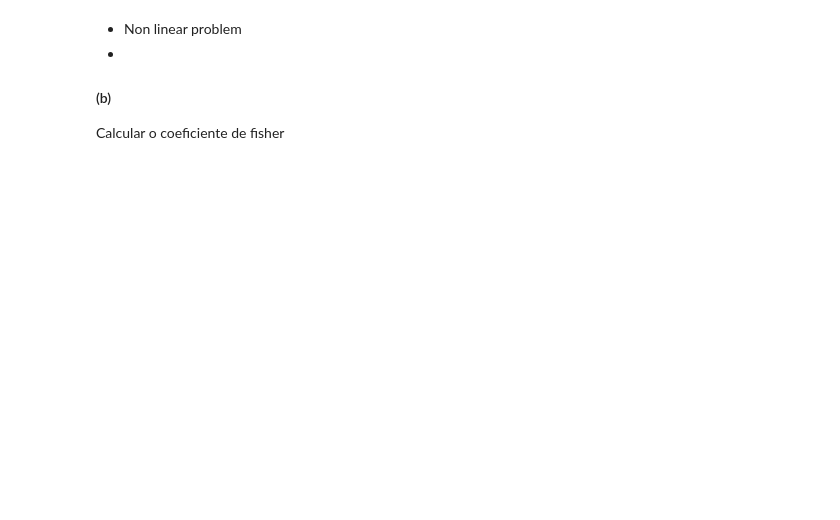
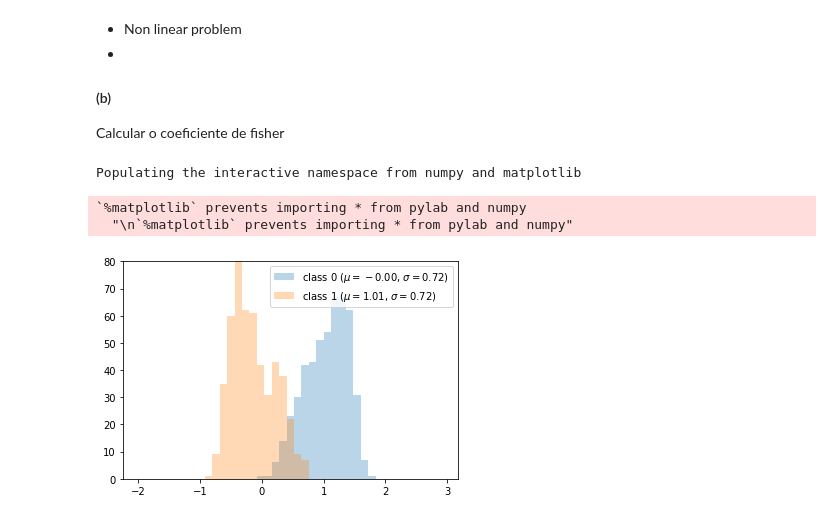
Before and after one commit to seoruosa/ia006_aprendizado-de-maquina_feec-unicamp, a Jupyter notebook: EFC/EFC2/Computacional.ipynb, the cells around one changed output. Cells and saved outputs as stored; diff of their text form; code cells hidden in the pictures; blank space fills up the shorter version.

```diff
--- a/EFC/EFC2/Computacional.ipynb
+++ b/EFC/EFC2/Computacional.ipynb
@@ -45,3 +46,28 @@ weights: [ 1.92585555 -9.86765249]
 
 #### (b)
 Calcular o coeficiente de fisher
+# %%
+from math import floor, ceil
+%pylab inline
+
+# the order of the colors for each histogram
+colors = sns.color_palette(n_colors=len(y_unique)) #('red', 'green')
+bins = np.arange(floor(min(X[:,0])), ceil(max(X[:,0])), 0.12)
+
+# max count for a particular bin for all classes combined
+max_bin = max(np.histogram(X[:,1], bins=bins)[0])
+
+for label,color in zip([0, 1], colors):
+    mean = np.mean(X[:,0][y == label]) # class sample mean
+    stdev = np.std(X[:,0][y == label]) # class standard deviation
+    hist(X[:,1][y == label], bins=bins, alpha=0.3, # opacity level
+        label='class {} ($\mu={:.2f}$, $\sigma={:.2f}$)'.format(label, mean, stdev),
+        color=color)
+ylim([0, max_bin])
+legend(loc='upper right')
+show()
+# %% [output]
+Populating the interactive namespace from numpy and matplotlib
+`%matplotlib` prevents importing * from pylab and numpy
+  "\n`%matplotlib` prevents importing * from pylab and numpy"
+[figure, added]
```
Also changed, not shown: parts of 1 cell of this notebook.
